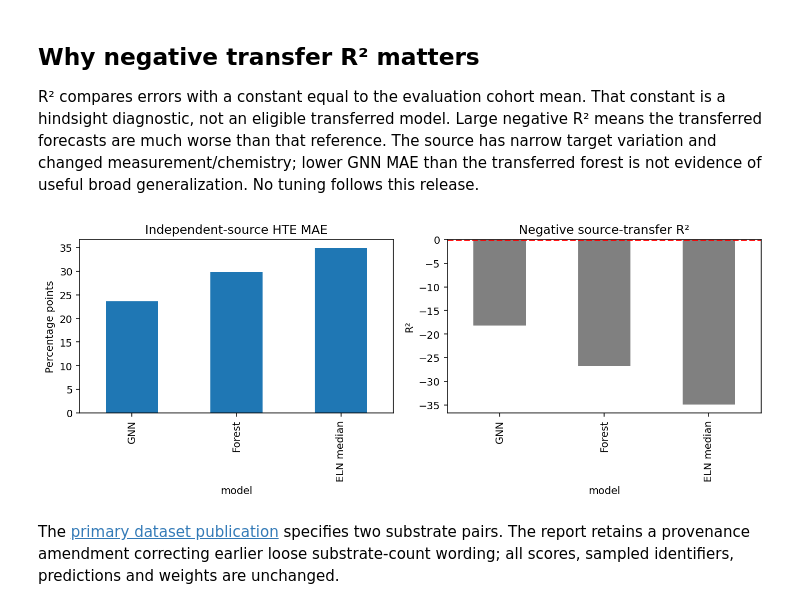
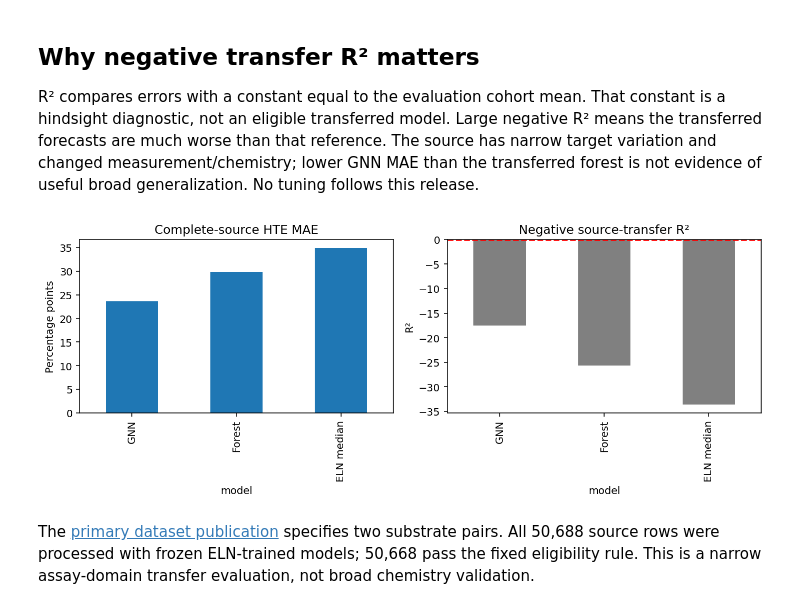
Before and after one commit to Ayano123587/reaction-yield-gnn, a Jupyter notebook: notebooks/03_evaluation_and_domain_transfer.ipynb, the cells around one changed output. Saved outputs shown, nothing was run; the diff lists cells and outputs as text; code cells hidden in the pictures.

```diff
--- a/notebooks/03_evaluation_and_domain_transfer.ipynb
+++ b/notebooks/03_evaluation_and_domain_transfer.ipynb
@@ -97,16 +96,16 @@ Finite and bounded checkpoint inference passed; no accuracy claim from this exam
 ## Why negative transfer R² matters
 R² compares errors with a constant equal to the evaluation cohort mean. That constant is a hindsight diagnostic, not an eligible transferred model. Large negative R² means the transferred forecasts are much worse than that reference. The source has narrow target variation and changed measurement/chemistry; lower GNN MAE than the transferred forest is not evidence of useful broad generalization. No tuning follows this release.
 # %%
-transfer=read_json('docs/loss-v4/HTE-transfer-results.json')
+transfer=read_json('docs/full-hte/results.json')
 table=pd.DataFrame([{'model':'GNN',**transfer['gnn']},{'model':'Forest',**transfer['selected_forest']},{'model':'ELN median',**transfer['eln_development_median']}]).set_index('model')
 fig,axes=plt.subplots(1,2,figsize=(10,4))
 table.mae_percentage_points.plot.bar(ax=axes[0])
-axes[0].set(title='Independent-source HTE MAE',ylabel='Percentage points')
+axes[0].set(title='Complete-source HTE MAE',ylabel='Percentage points')
 table.r2.plot.bar(ax=axes[1],color='gray')
 axes[1].set(title='Negative source-transfer R²',ylabel='R²')
 axes[1].axhline(0,color='red',linestyle='--')
 show_figure(fig,'reaction_independent_transfer_errors')
 # %% [output]
-[figure, old version]
+[figure, new version]
 # %% [markdown]
-The [primary dataset publication](https://pubs.acs.org/doi/10.1021/jacs.6c05959) specifies two substrate pairs. The report retains a provenance amendment correcting earlier loose substrate-count wording; all scores, sampled identifiers, predictions and weights are unchanged.
+The [primary dataset publication](https://pubs.acs.org/doi/10.1021/jacs.6c05959) specifies two substrate pairs. All 50,688 source rows were processed with frozen ELN-trained models; 50,668 pass the fixed eligibility rule. This is a narrow assay-domain transfer evaluation, not broad chemistry validation.
```
Also changed, not shown: parts of 2 cells of this notebook, 41 other files.
